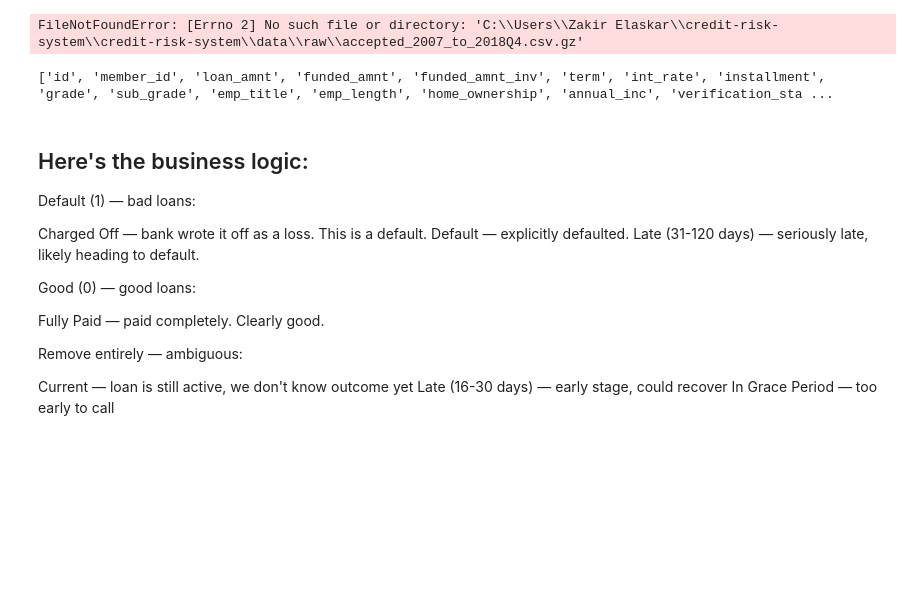
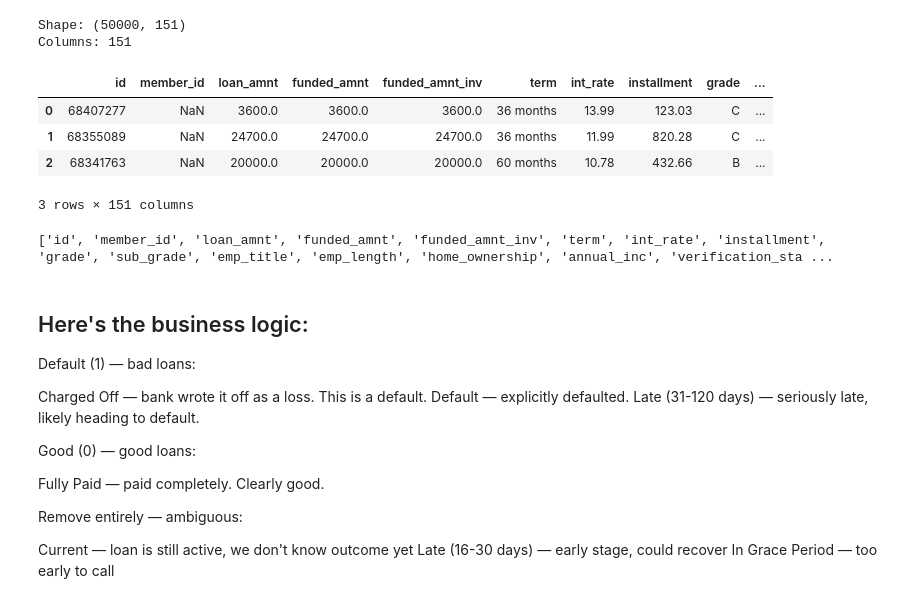
Before and after one commit to arhamelaskar21/credit-risk-intelligence, a Jupyter notebook: credit-risk-system/notebooks/01_eda.ipynb, the cells around one changed output. Drawn from its saved outputs; the diff is of its cells as text; code cells hidden in the pictures; blank space fills up the shorter version.

```diff
--- a/credit-risk-system/notebooks/01_eda.ipynb
+++ b/credit-risk-system/notebooks/01_eda.ipynb
@@ -1,19 +1,25 @@
 # %%
 import pandas as pd
 import numpy as np
 import matplotlib.pyplot as plt
 import seaborn as sns
 
-df = pd.read_csv(r'C:\Users\Zakir Elaskar\credit-risk-system\credit-risk-system\data\raw\accepted_2007_to_2018Q4.csv.gz',
+df = pd.read_csv(r'C:\Users\Zakir Elaskar\credit-risk-system\credit-risk-system/data/raw/accepted_2007_to_2018Q4.csv.gz',
                  compression='gzip',
                  low_memory=False,
                  nrows=50000)
 
 print("Shape:", df.shape)
 print("Columns:", df.shape[1])
 df.head(3)
 # %% [output]
-FileNotFoundError: [Errno 2] No such file or directory: 'C:\\Users\\Zakir Elaskar\\credit-risk-system\\credit-risk-system\\data\\raw\\accepted_2007_to_2018Q4.csv.gz'
+Shape: (50000, 151)
+Columns: 151
+|  | id | member_id | loan_amnt | funded_amnt | funded_amnt_inv | term | int_rate | installment | grade | ... |
+| 0 | 68407277 | NaN | 3600.0 | 3600.0 | 3600.0 | 36 months | 13.99 | 123.03 | C | ... |
+| 1 | 68355089 | NaN | 24700.0 | 24700.0 | 24700.0 | 36 months | 11.99 | 820.28 | C | ... |
+| 2 | 68341763 | NaN | 20000.0 | 20000.0 | 20000.0 | 60 months | 10.78 | 432.66 | B | ... |
+3 rows × 151 columns
 # %%
 print(df.columns.tolist())
 # %% [output]
```
Also changed, not shown: parts of 10 cells of this notebook, 2 other files.
